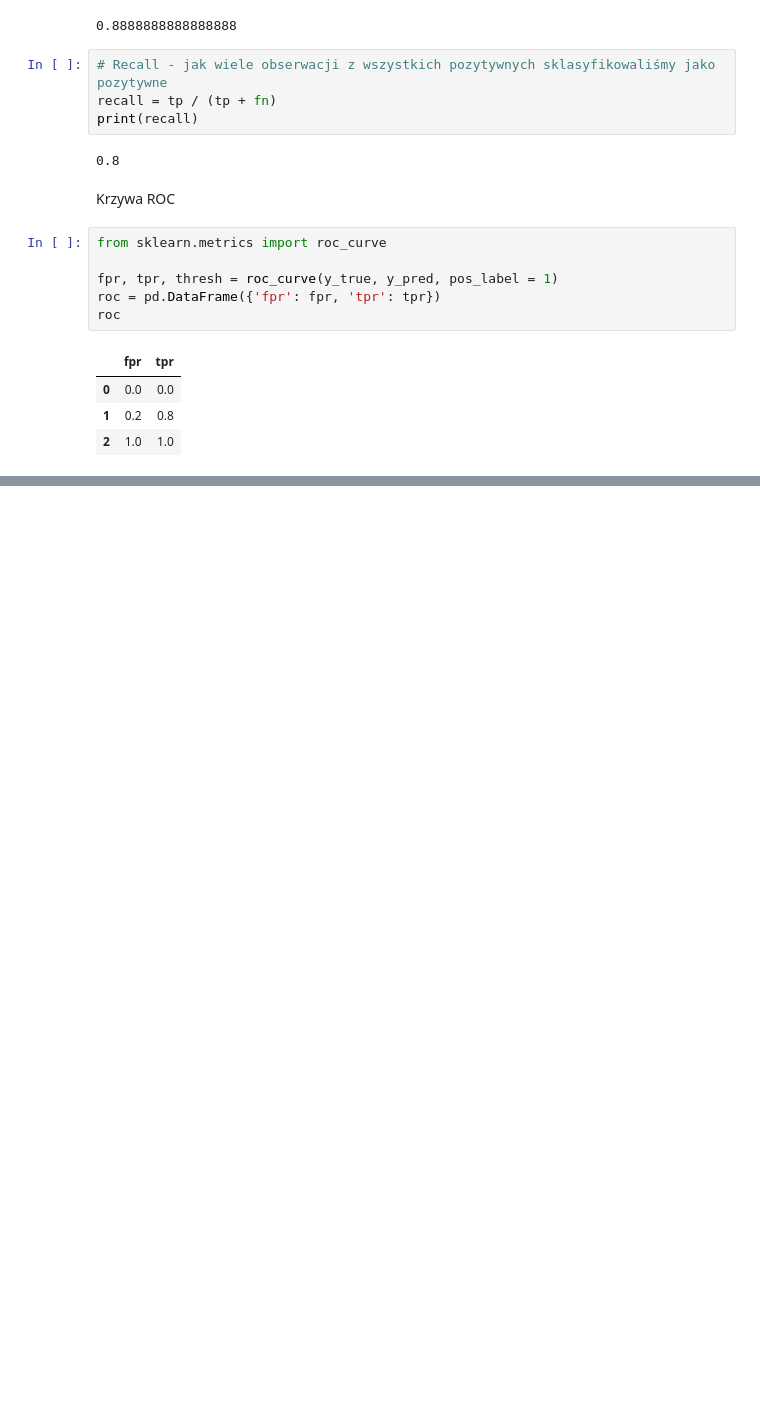
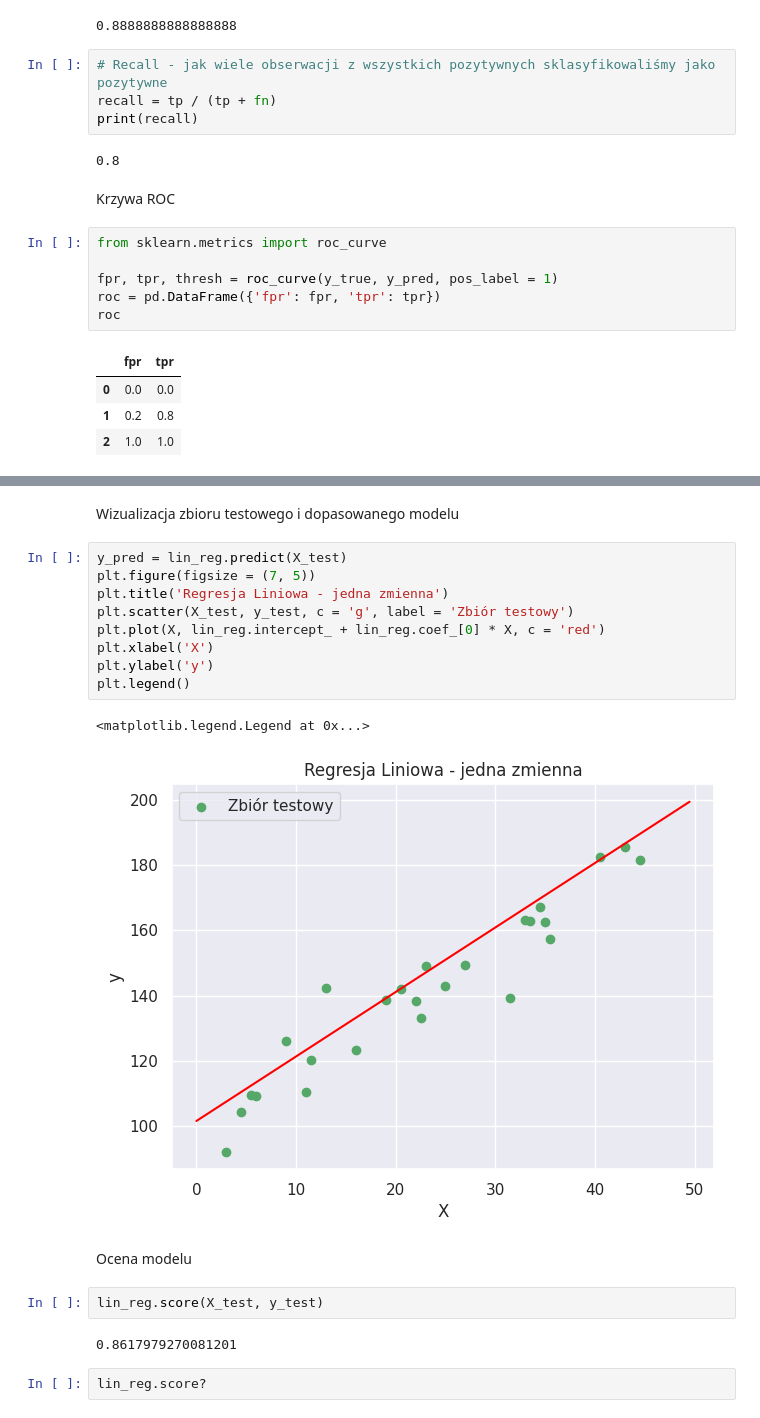
Before and after one commit to Kuboz46/data-science-bootcamp, a Jupyter notebook: 06_uczenie_maszynowe/Skrypt.ipynb, the cells around one changed output, grey strips where cells are left out. Cells and saved outputs as stored; diff of their text form; blank space fills up the shorter version.

```diff
--- a/06_uczenie_maszynowe/Skrypt.ipynb
+++ b/06_uczenie_maszynowe/Skrypt.ipynb
@@ -295,0 +607,22 @@ plot_roc_curve(y_true, y_pred)
+# %% [markdown]
+Wizualizacja zbioru testowego i dopasowanego modelu
+# %%
+y_pred = lin_reg.predict(X_test)
+plt.figure(figsize = (7, 5))
+plt.title('Regresja Liniowa - jedna zmienna')
+plt.scatter(X_test, y_test, c = 'g', label = 'Zbiór testowy')
+plt.plot(X, lin_reg.intercept_ + lin_reg.coef_[0] * X, c = 'red')
+plt.xlabel('X')
+plt.ylabel('y')
+plt.legend()
+# %% [output]
+<matplotlib.legend.Legend at 0x...>
+[figure, added]
+# %% [markdown]
+Ocena modelu
+# %%
+lin_reg.score(X_test, y_test)
+# %% [output]
+0.8617979270081201
+# %%
+lin_reg.score?
```
Also changed, not shown: parts of 55 cells of this notebook.
